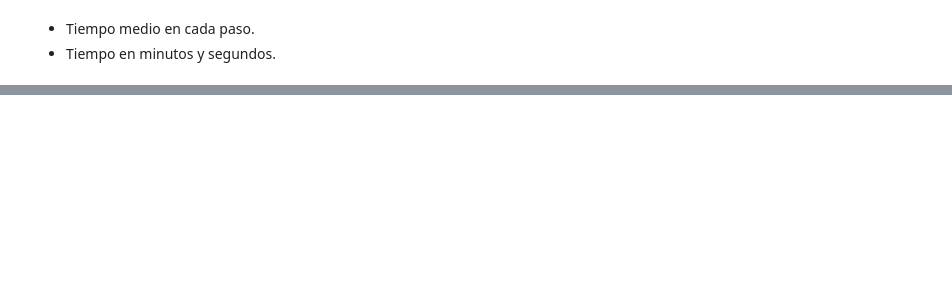
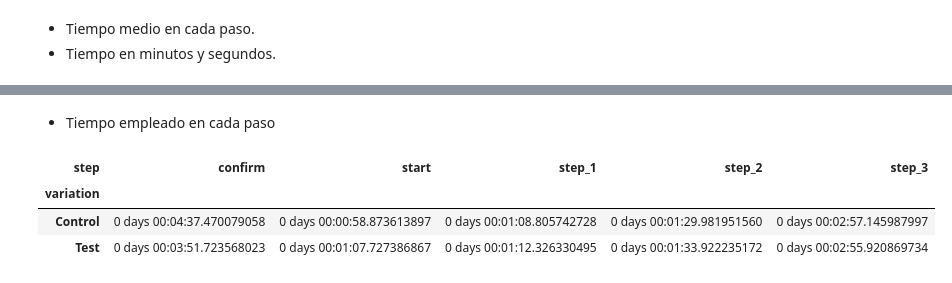
Before and after one commit to adrianlardies/vanguard-ab-test, a Jupyter notebook: main.ipynb, the cells around one changed output, grey strips where cells are left out. Drawn from its saved outputs; the diff is of its cells as text; code cells hidden in the pictures; blank space fills up the shorter version.

```diff
--- a/main.ipynb
+++ b/main.ipynb
@@ -1423,0 +1454,2 @@ df_pt.head(50)
+# %% [markdown]
+- Tiempo empleado en cada paso
@@ -1423,0 +1459,7 @@ df_pt.head(50)
+# %%
+avg_time_in_step
+# %% [output]
+| step | confirm | start | step_1 | step_2 | step_3 |
+| variation |  |  |  |  |  |
+| Control | 0 days 00:04:37.470079058 | 0 days 00:00:58.873613897 | 0 days 00:01:08.805742728 | 0 days 00:01:29.981951560 | 0 days 00:02:57.145987997 |
+| Test | 0 days 00:03:51.723568023 | 0 days 00:01:07.727386867 | 0 days 00:01:12.326330495 | 0 days 00:01:33.922235172 | 0 days 00:02:55.920869734 |
```
Also changed, not shown: parts of 9 cells of this notebook.
